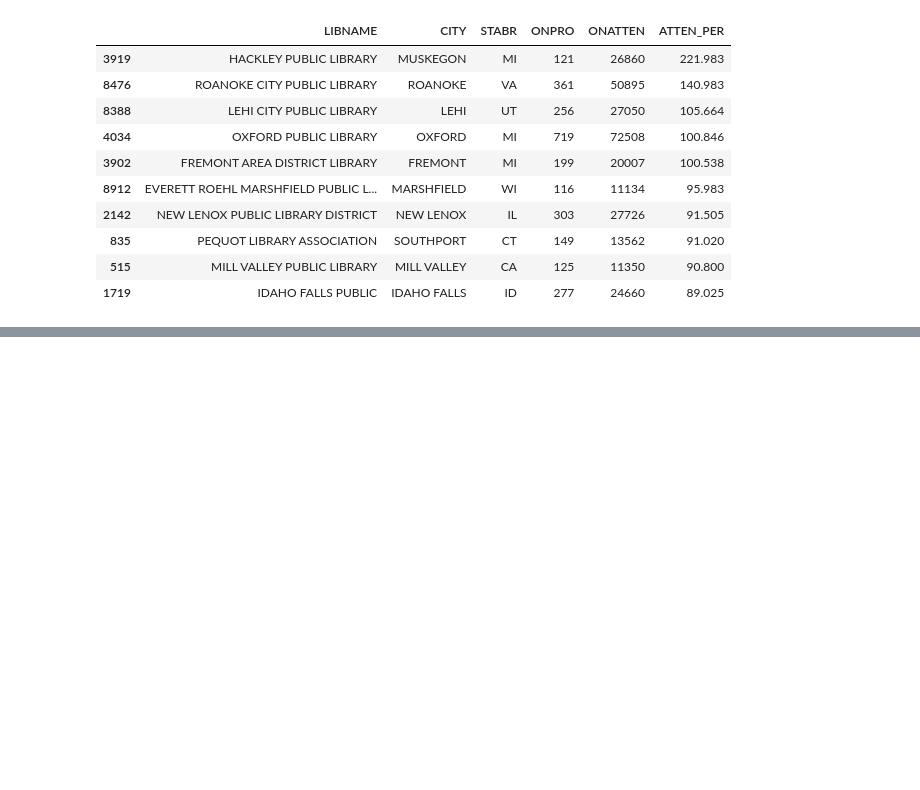
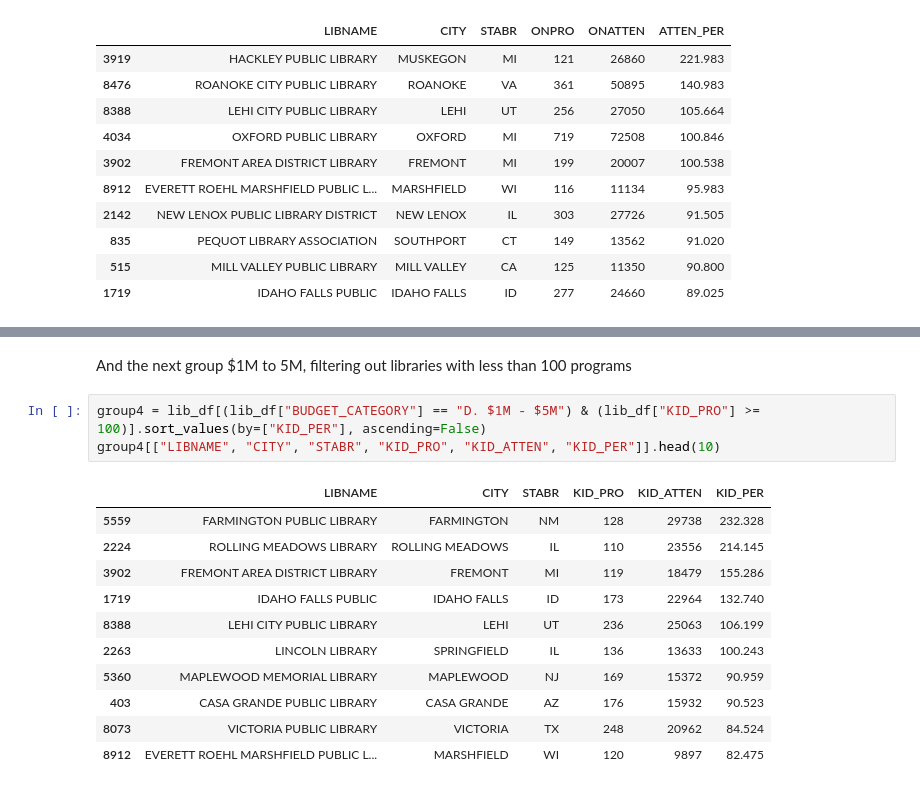
Before and after one commit to beefoo/public-library-survey, a Jupyter notebook: faq.ipynb, the cells around one changed output, grey strips where cells are left out. Cells and saved outputs as stored; diff of their text form; blank space fills up the shorter version.

```diff
--- a/faq.ipynb
+++ b/faq.ipynb
@@ -300,0 +381,17 @@ group4[["LIBNAME", "CITY", "STABR", "ONPRO", "ONATTEN", "ATTEN_PER"]].head(10)
+# %% [markdown]
+And the next group $1M to 5M, filtering out libraries with less than 100 programs
+# %%
+group4 = lib_df[(lib_df["BUDGET_CATEGORY"] == "D. $1M - $5M") & (lib_df["KID_PRO"] >= 100)].sort_values(by=["KID_PER"], ascending=False)
+group4[["LIBNAME", "CITY", "STABR", "KID_PRO", "KID_ATTEN", "KID_PER"]].head(10)
+# %% [output]
+|  | LIBNAME | CITY | STABR | KID_PRO | KID_ATTEN | KID_PER |
+| 5559 | FARMINGTON PUBLIC LIBRARY | FARMINGTON | NM | 128 | 29738 | 232.328 |
+| 2224 | ROLLING MEADOWS LIBRARY | ROLLING MEADOWS | IL | 110 | 23556 | 214.145 |
+| 3902 | FREMONT AREA DISTRICT LIBRARY | FREMONT | MI | 119 | 18479 | 155.286 |
+| 1719 | IDAHO FALLS PUBLIC | IDAHO FALLS | ID | 173 | 22964 | 132.740 |
+| 8388 | LEHI CITY PUBLIC LIBRARY | LEHI | UT | 236 | 25063 | 106.199 |
+| 2263 | LINCOLN LIBRARY | SPRINGFIELD | IL | 136 | 13633 | 100.243 |
+| 5360 | MAPLEWOOD MEMORIAL LIBRARY | MAPLEWOOD | NJ | 169 | 15372 | 90.959 |
+| 403 | CASA GRANDE PUBLIC LIBRARY | CASA GRANDE | AZ | 176 | 15932 | 90.523 |
+| 8073 | VICTORIA PUBLIC LIBRARY | VICTORIA | TX | 248 | 20962 | 84.524 |
+| 8912 | EVERETT ROEHL MARSHFIELD PUBLIC L... | MARSHFIELD | WI | 120 | 9897 | 82.475 |
```
Also changed, not shown: parts of 8 cells of this notebook.
